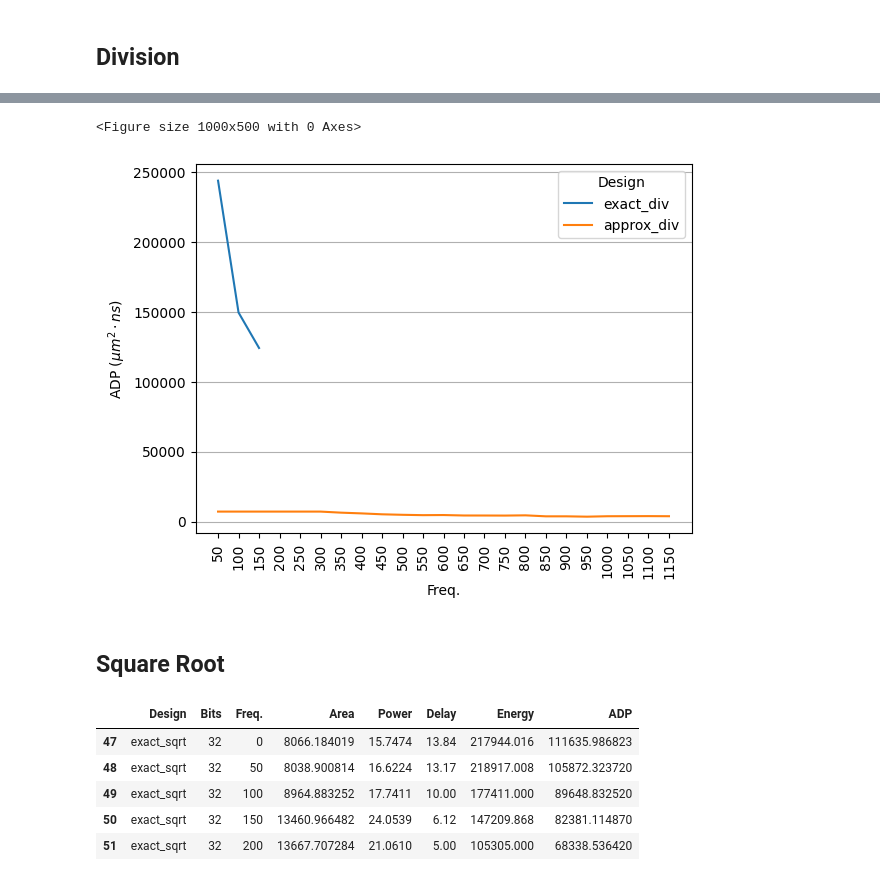
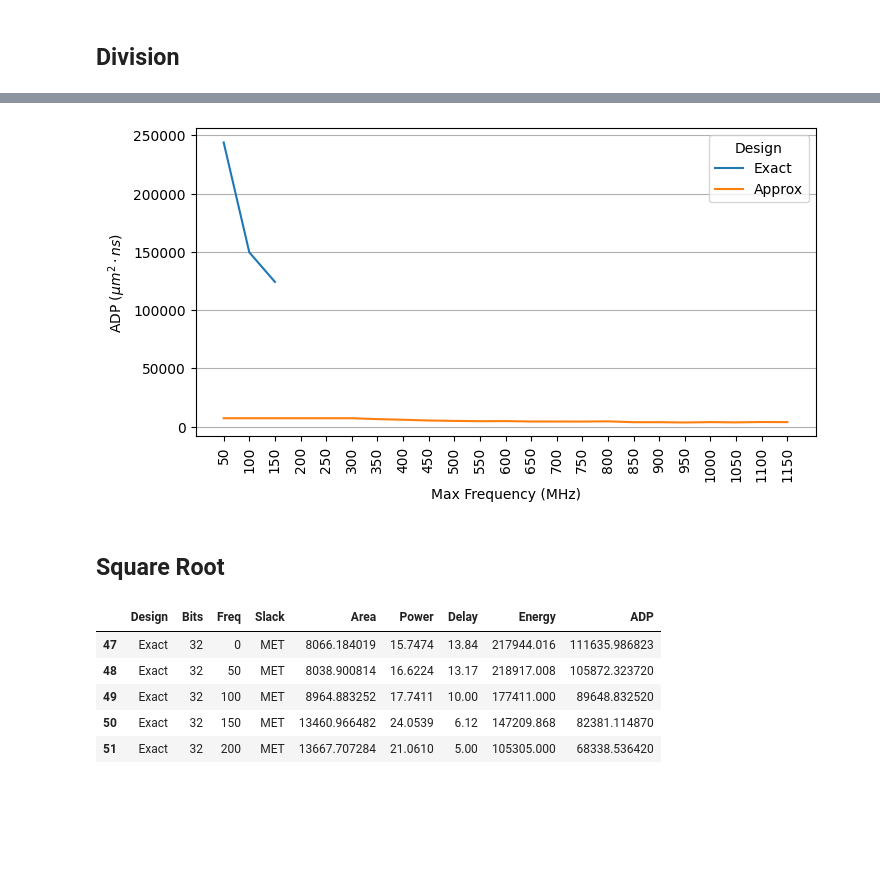
Before and after one commit to RaulMurillo/CoNGA_23, a Jupyter notebook: vhdl/plot_graphs.ipynb, the cells around one changed output, grey strips where cells are left out. Drawn from its saved outputs; the diff is of its cells as text; code cells hidden in the pictures; blank space fills up the shorter version.

```diff
--- a/vhdl/plot_graphs.ipynb
+++ b/vhdl/plot_graphs.ipynb
@@ -272,5 +226,10 @@ plt.show()
 ## Division
 # %%
 div_df = df.query('Design == "exact_div" | Design == "approx_div"')
+
+# Replace labels
+div_df.loc[div_df['Design']=='exact_div', 'Design'] = 'Exact'
+div_df.loc[div_df['Design']=='approx_div', 'Design'] = 'Approx'
+
 div_df.head()
 # %% [output]
@@ -283,4 +242,5 @@ div_df.head()
 # %%
 # Remove non-constrained case and violation of timing constraint
-div_df = div_df[div_df["Freq."]!=0]
-div_df = div_df[div_df["Delay"] <= round(1000/div_df["Freq."], 2)]
+div_df = div_df.query('Slack == "MET" & Freq != 0')
+
+div_df.head()
@@ -287,9 +254,9 @@ div_df = div_df[div_df["Delay"] <= round(1000/div_df["Freq."], 2)]
 # %%
-area_df = div_df[["Area", "Design", "Freq."]].groupby(["Design", "Freq."], sort=False).sum().unstack(0)
-power_df = div_df[["Power", "Design", "Freq."]].groupby(["Design", "Freq."], sort=False).sum().unstack(0)
-delay_df = div_df[["Delay", "Design", "Freq."]].groupby(["Design", "Freq."], sort=False).sum().unstack(0)
-energy_df = div_df[["Energy", "Design", "Freq."]].groupby(["Design", "Freq."], sort=False).sum().unstack(0)
-ADP_df = div_df[["ADP", "Design", "Freq."]].groupby(["Design", "Freq."], sort=False).sum().unstack(0)
+area_df = div_df[["Area", "Design", "Freq"]].groupby(["Design", "Freq"], sort=False).sum().unstack(0)
+power_df = div_df[["Power", "Design", "Freq"]].groupby(["Design", "Freq"], sort=False).sum().unstack(0)
+delay_df = div_df[["Delay", "Design", "Freq"]].groupby(["Design", "Freq"], sort=False).sum().unstack(0)
+energy_df = div_df[["Energy", "Design", "Freq"]].groupby(["Design", "Freq"], sort=False).sum().unstack(0)
+ADP_df = div_df[["ADP", "Design", "Freq"]].groupby(["Design", "Freq"], sort=False).sum().unstack(0)
 
 area_df.head()
 # %% [output]
@@ -455,53 +424,37 @@ plt.show()
 # %%
-fig=plt.figure(figsize=(10,5))
-
-ax1=ADP_df.plot.line(
+ax1 = ADP_df.plot.line(
 	y="ADP",
-	rot = 0,
+	rot = 90,
 	ylabel="ADP ($\mu m^2 \cdot ns$)",
+    figsize=(8,4)
 )
 ax1.set_xticks(range(50,1200,50))
-ax1.tick_params(axis='x', labelrotation=90)
 # ax1.set_xlim(50)
 # ax1.set_ylim(0)
+ax1.grid(True, axis="y")
 
-# ax2 = ax1.twinx()
-
-# ax2 = adp_gain.plot.line(
-# 	rot = 0,
-# 	# ylabel="%",
-# 	ax=ax2,
-# 	color='g',
-# 	label="Ratio (%)"
-# )
-# ax2.set_ylim(0)
-
-# # Plot legends together
-# ax1.legend_ = None
-# handles,labels = [],[]
-# for ax in [ax1, ax2]:
-# 	for h,l in zip(*ax.get_legend_handles_labels()):
-# 		handles.append(h)
-# 		labels.append(l)
-# plt.legend(handles, labels, loc='center right')
-
-ax1.grid(True, axis="y")
 # plt.grid(False, axis="x")
+plt.xlabel('Max Frequency (MHz)')
+plt.savefig('figs/div_adp.pdf', bbox_inches="tight")
 plt.show()
 # %% [output]
-<Figure size 1000x500 with 0 Axes>
-[figure, old version]
+[figure, new version]
 # %% [markdown]
 ## Square Root
 # %%
 sqrt_df = df.query('Design == "exact_sqrt" | Design == "approx_sqrt"')
+
+# Replace labels
+sqrt_df.loc[sqrt_df['Design']=='exact_sqrt', 'Design'] = 'Exact'
+sqrt_df.loc[sqrt_df['Design']=='approx_sqrt', 'Design'] = 'Approx'
+
 sqrt_df.head()
 # %% [output]
-|  | Design | Bits | Freq. | Area | Power | Delay | Energy | ADP |
-| 47 | exact_sqrt | 32 | 0 | 8066.184019 | 15.7474 | 13.84 | 217944.016 | 111635.986823 |
-| 48 | exact_sqrt | 32 | 50 | 8038.900814 | 16.6224 | 13.17 | 218917.008 | 105872.323720 |
-| 49 | exact_sqrt | 32 | 100 | 8964.883252 | 17.7411 | 10.00 | 177411.000 | 89648.832520 |
-| 50 | exact_sqrt | 32 | 150 | 13460.966482 | 24.0539 | 6.12 | 147209.868 | 82381.114870 |
-| 51 | exact_sqrt | 32 | 200 | 13667.707284 | 21.0610 | 5.00 | 105305.000 | 68338.536420 |
+|  | Design | Bits | Freq | Slack | Area | Power | Delay | Energy | ADP |
+| 47 | Exact | 32 | 0 | MET | 8066.184019 | 15.7474 | 13.84 | 217944.016 | 111635.986823 |
+| 48 | Exact | 32 | 50 | MET | 8038.900814 | 16.6224 | 13.17 | 218917.008 | 105872.323720 |
+| 49 | Exact | 32 | 100 | MET | 8964.883252 | 17.7411 | 10.00 | 177411.000 | 89648.832520 |
+| 50 | Exact | 32 | 150 | MET | 13460.966482 | 24.0539 | 6.12 | 147209.868 | 82381.114870 |
+| 51 | Exact | 32 | 200 | MET | 13667.707284 | 21.0610 | 5.00 | 105305.000 | 68338.536420 |
 # %%
 # Remove non-constrained case and violation of timing constraint
```
Also changed, not shown: parts of 44 cells of this notebook, 35 other files.
